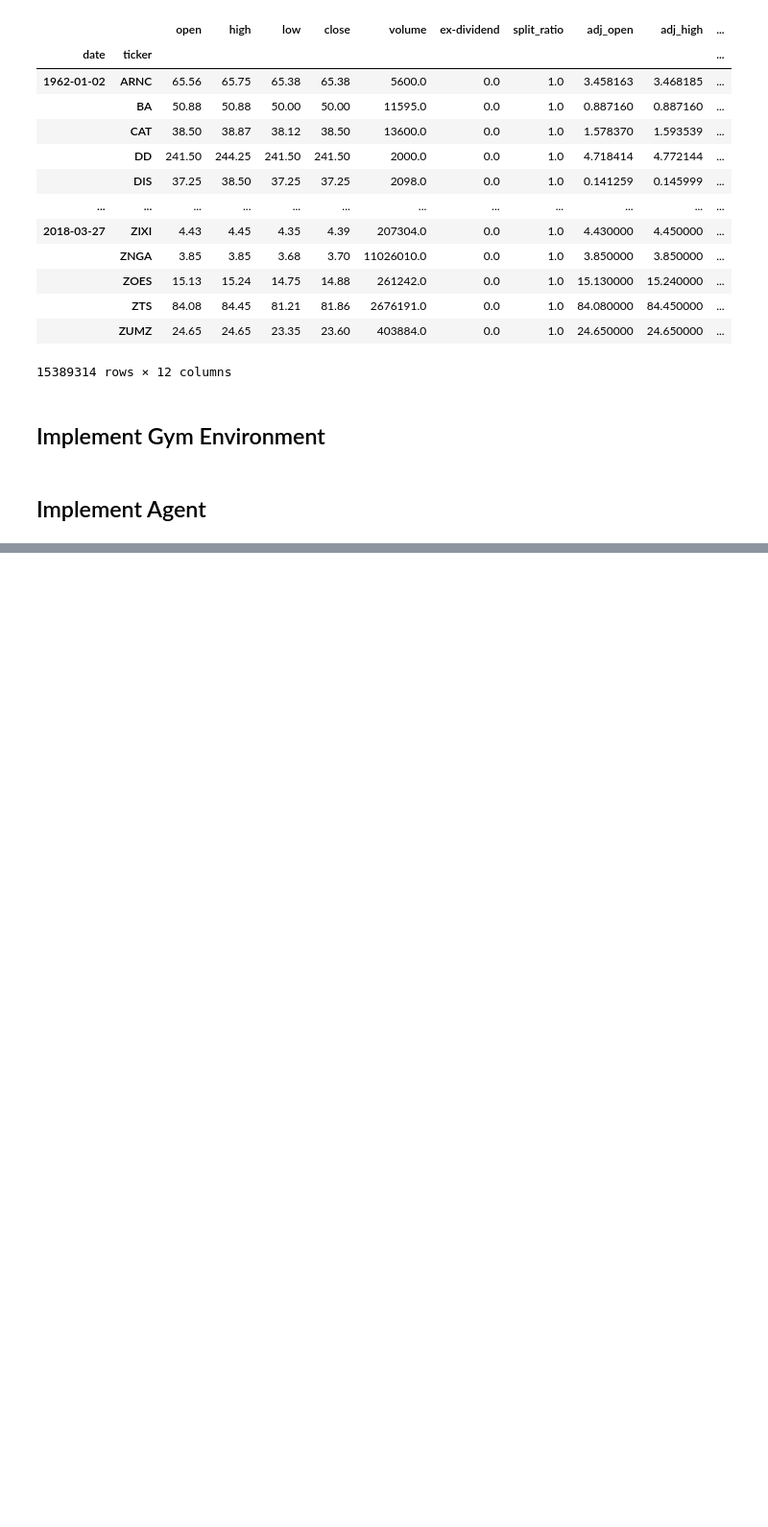
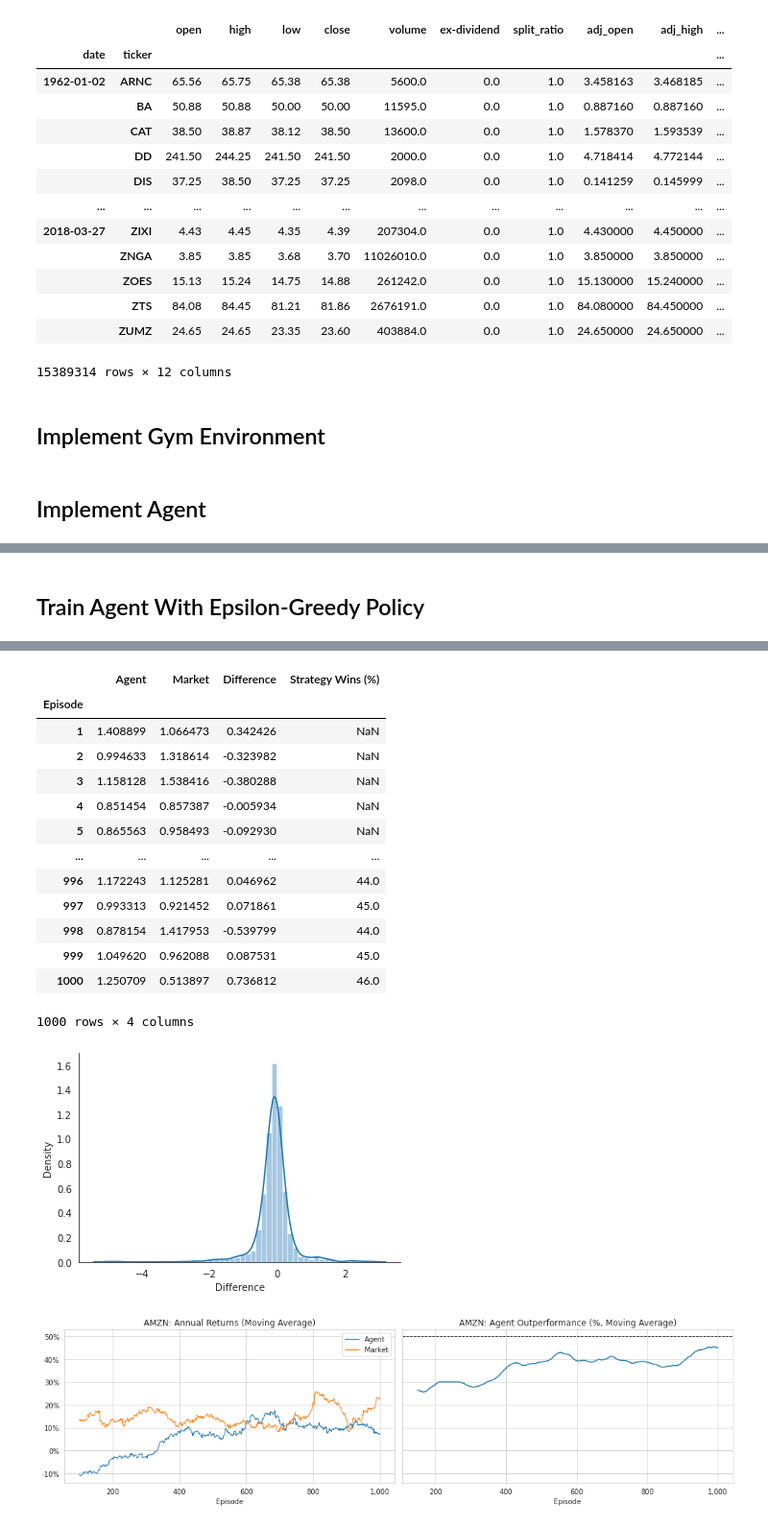
Before and after one commit to jimmyland22/CMPE260, a Jupyter notebook: CMPE260_Proj.ipynb, the cells around one changed output, grey strips where cells are left out. Shown at 96% size. Drawn from its saved outputs; the diff is of its cells as text; code cells hidden in the pictures; blank space fills up the shorter version.

```diff
--- a/CMPE260_Proj.ipynb
+++ b/CMPE260_Proj.ipynb
@@ -563,0 +555,5 @@ fig.savefig("{}_performance".format(ticker), dpi=300)
+# %% [markdown]
+## Train Agent With Epsilon-Greedy Policy
+# %%
+train_agent(env, with_policy=True)
+# %% [output]
@@ -563,0 +577,16 @@ fig.savefig("{}_performance".format(ticker), dpi=300)
+|  | Agent | Market | Difference | Strategy Wins (%) |
+| Episode |  |  |  |  |
+| 1 | 1.408899 | 1.066473 | 0.342426 | NaN |
+| 2 | 0.994633 | 1.318614 | -0.323982 | NaN |
+| 3 | 1.158128 | 1.538416 | -0.380288 | NaN |
+| 4 | 0.851454 | 0.857387 | -0.005934 | NaN |
+| 5 | 0.865563 | 0.958493 | -0.092930 | NaN |
+| ... | ... | ... | ... | ... |
+| 996 | 1.172243 | 1.125281 | 0.046962 | 44.0 |
+| 997 | 0.993313 | 0.921452 | 0.071861 | 45.0 |
+| 998 | 0.878154 | 1.417953 | -0.539799 | 44.0 |
+| 999 | 1.049620 | 0.962088 | 0.087531 | 45.0 |
+| 1000 | 1.250709 | 0.513897 | 0.736812 | 46.0 |
+1000 rows × 4 columns
+[figure, added]
+[figure, added]
```
Also changed, not shown: parts of 19 cells of this notebook.
